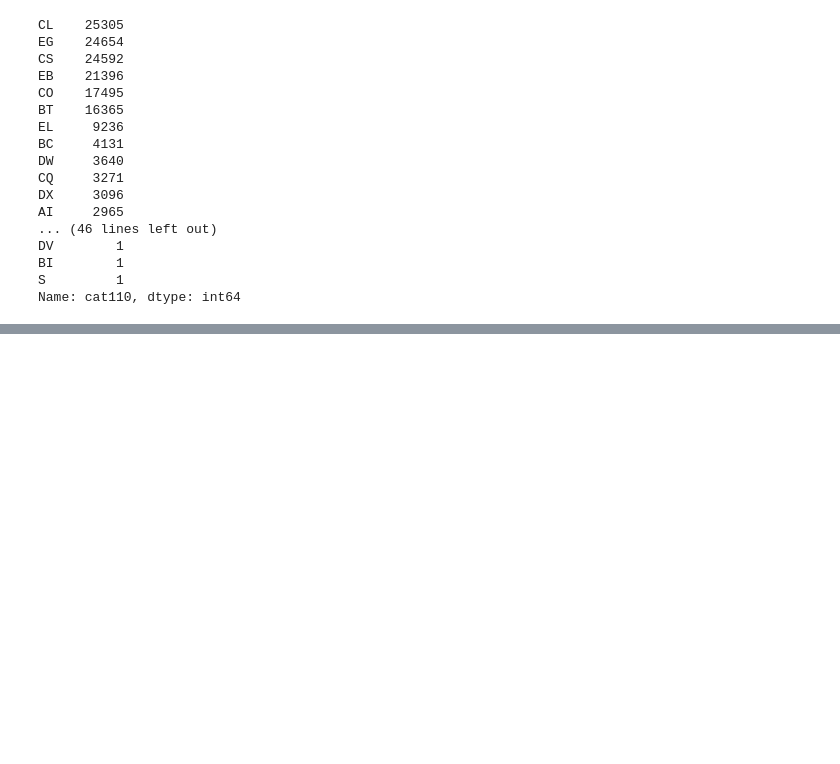
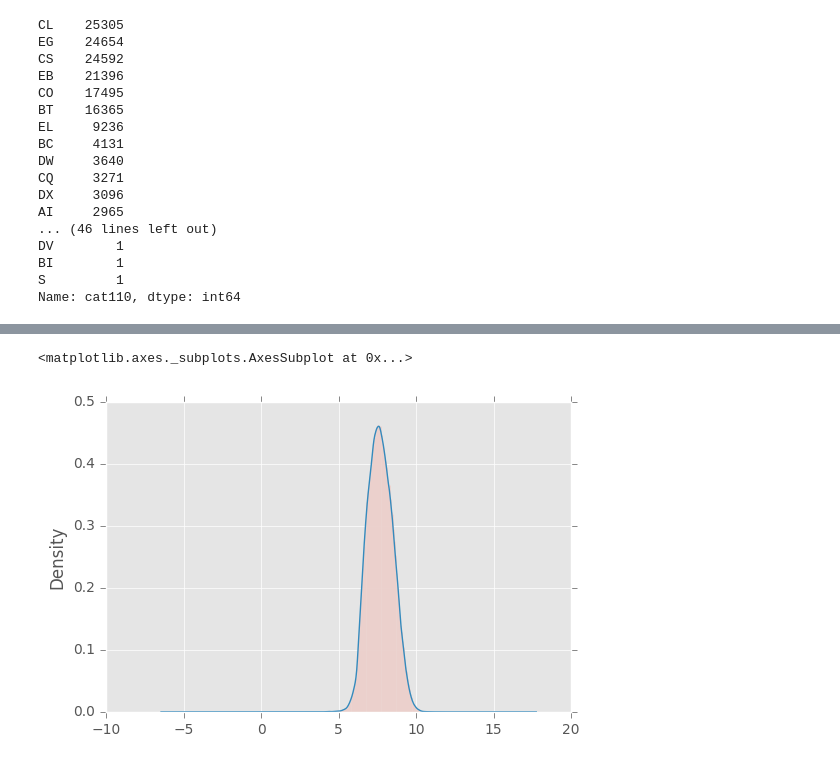
Before and after one commit to livenb/Allstate_Claims_Severity, a Jupyter notebook: notebook/data_explore.ipynb, the cells around one changed output, grey strips where cells are left out. Saved outputs shown, nothing was run; the diff lists cells and outputs as text; code cells hidden in the pictures; blank space fills up the shorter version.

```diff
--- a/notebook/data_explore.ipynb
+++ b/notebook/data_explore.ipynb
@@ -167,0 +224,6 @@ Name: cat110, dtype: int64
+# %%
+np.log(train['loss']).plot(kind='hist', bins=200, normed=True)
+np.log(train['loss']).plot(kind='kde')
+# %% [output]
+<matplotlib.axes._subplots.AxesSubplot at 0x...>
+[figure, added]
```
Also changed, not shown: parts of 9 cells of this notebook.
